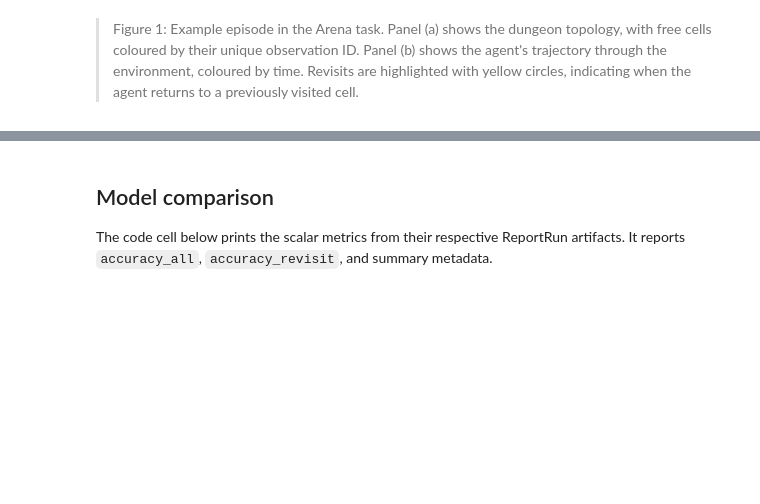
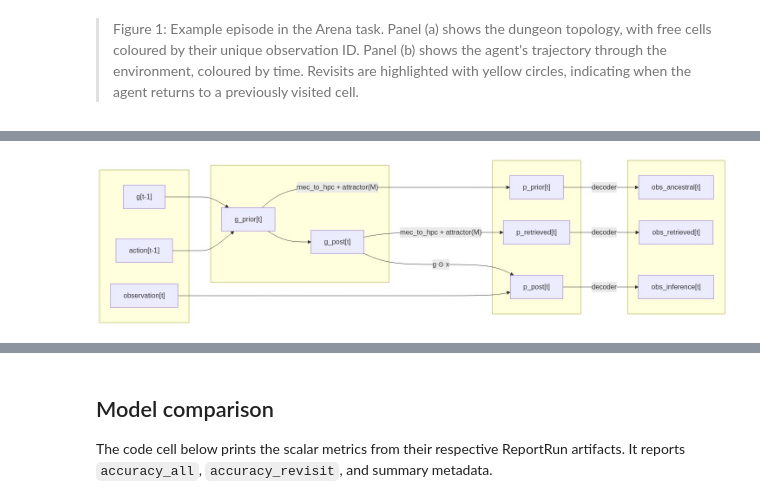
Before and after one commit to BorjaEst/ehc-sn, a Jupyter notebook: notebooks/01_structural_memory_report.ipynb, the cells around one changed output, grey strips where cells are left out. Drawn from its saved outputs; the diff is of its cells as text; code cells hidden in the pictures; blank space fills up the shorter version.

```diff
--- a/notebooks/01_structural_memory_report.ipynb
+++ b/notebooks/01_structural_memory_report.ipynb
@@ -118,0 +150,43 @@ inspects the following internal variables and pathways:
+# %%
+diagram = """
+graph LR
+    subgraph " "
+        G0["g[t-1]"]
+        ACT["action[t-1]"]
+        OBS["observation[t]"]
+    end
+
+    subgraph " "
+        G_PRIOR["g_prior[t]"]
+        G_POST["g_post[t]"]
+    end
+
+    subgraph " "
+        P_RET["p_retrieved[t]"]
+        P_PRIOR["p_prior[t]"]
+        P_POST["p_post[t]"]
+    end
+
+    subgraph " "
+        ANC["obs_ancestral[t]"]
+        RET["obs_retrieved[t]"]
+        INF["obs_inference[t]"]
+    end
+
+    G0 --> G_PRIOR
+    ACT --> G_PRIOR
+
+    G_PRIOR --> G_POST
+
+    G_PRIOR -->|"mec_to_hpc + attractor(M)"| P_PRIOR
+    G_POST  -->|"mec_to_hpc + attractor(M)"| P_RET
+    G_POST -->|"g ⊙ x"| P_POST
+    OBS --> P_POST
+
+    P_PRIOR -->|"decoder"| ANC
+    P_RET   -->|"decoder"| RET
+    P_POST  -->|"decoder"| INF
+"""
+display_mermaid(diagram)
+# %% [output]
+[figure, added]
```
Also changed, not shown: parts of 38 cells of this notebook, 1 other file.
